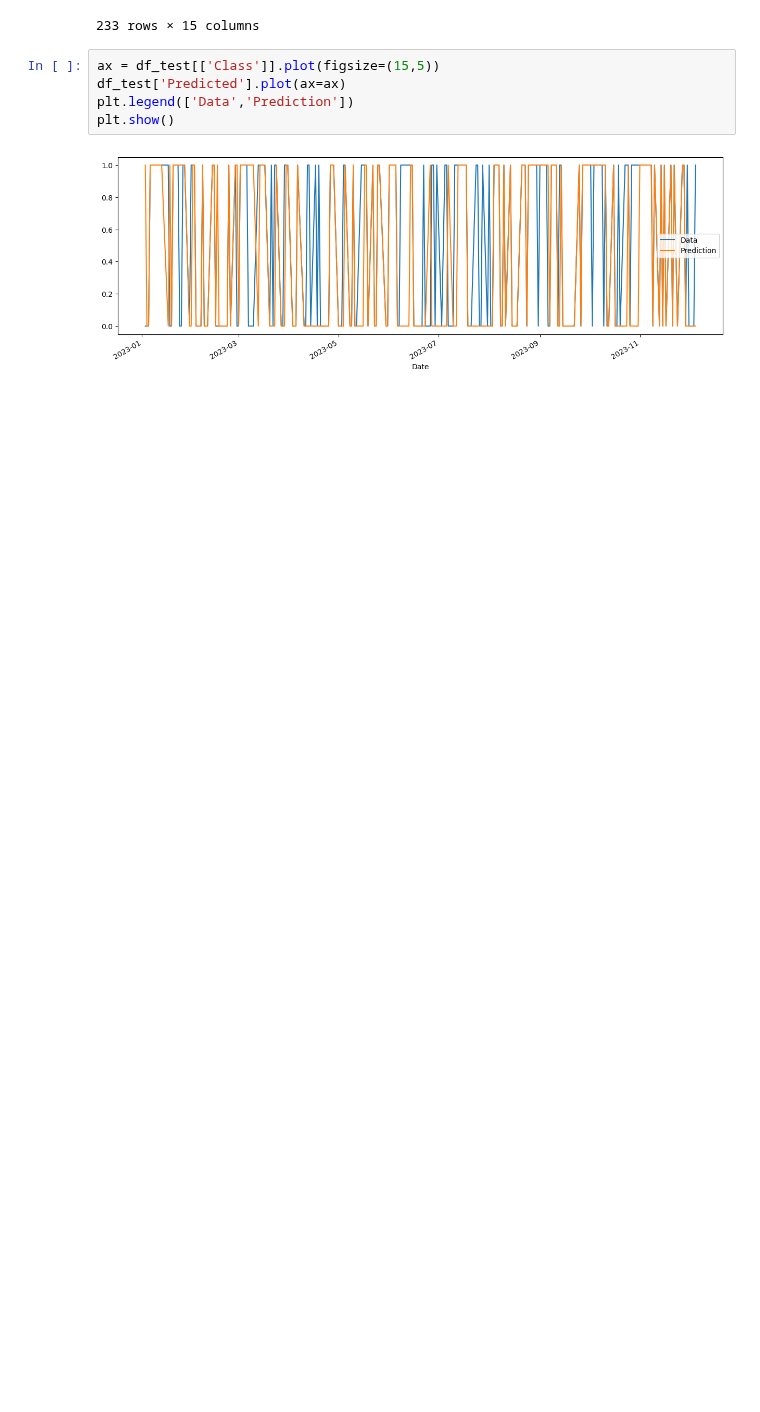
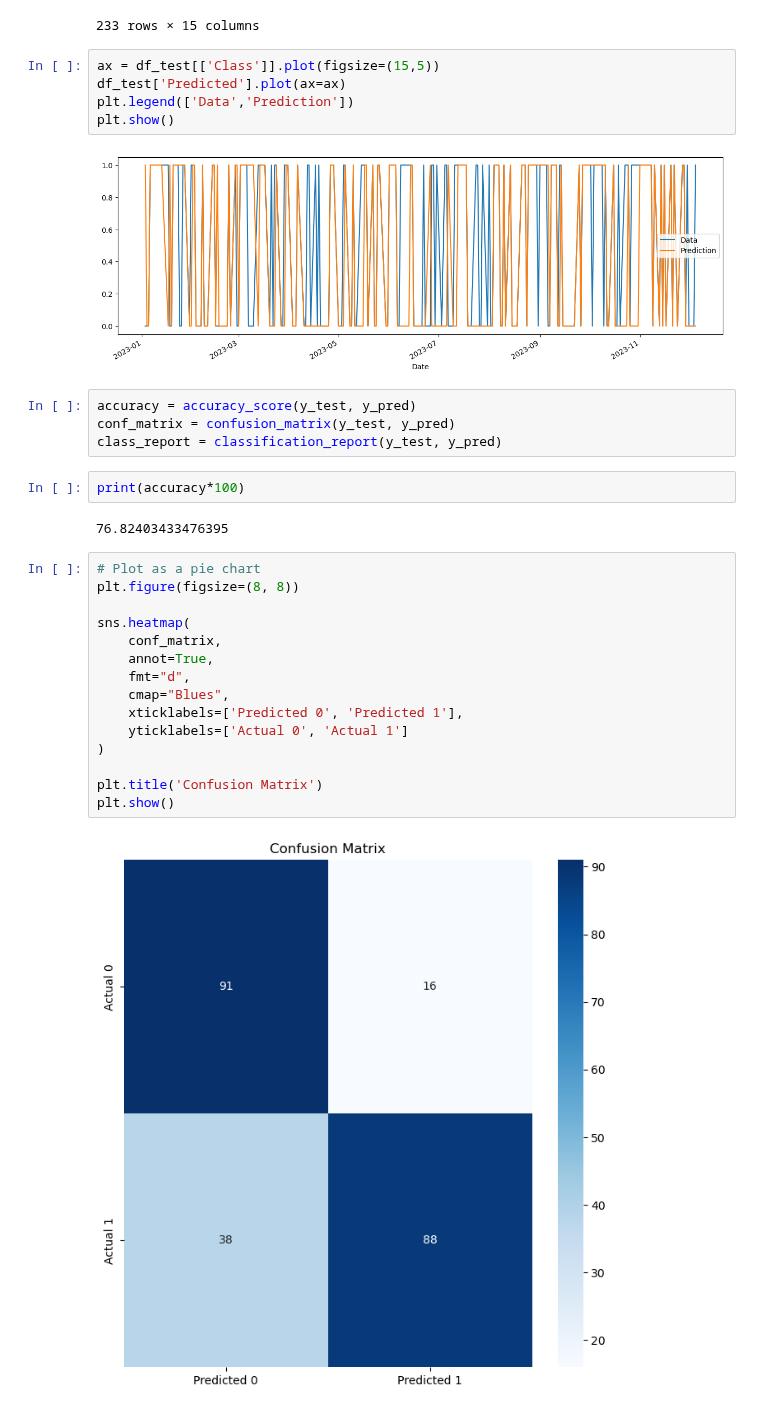
Before and after one commit to karla-mond/stockPred-Mex, a Jupyter notebook: xgboost/tsf_xgboost.ipynb, the cells around one changed output. Saved outputs shown, nothing was run; the diff lists cells and outputs as text; blank space fills up the shorter version.

```diff
--- a/xgboost/tsf_xgboost.ipynb
+++ b/xgboost/tsf_xgboost.ipynb
@@ -340,3 +341,28 @@ plt.legend(['Data','Prediction'])
 plt.show()
 # %% [output]
 [figure]
+# %%
+accuracy = accuracy_score(y_test, y_pred)
+conf_matrix = confusion_matrix(y_test, y_pred)
+class_report = classification_report(y_test, y_pred)
+# %%
+print(accuracy*100)
+# %% [output]
+76.82403433476395
+# %%
+# Plot as a pie chart
+plt.figure(figsize=(8, 8))
+
+sns.heatmap(
+    conf_matrix,
+    annot=True,
+    fmt="d",
+    cmap="Blues",
+    xticklabels=['Predicted 0', 'Predicted 1'],
+    yticklabels=['Actual 0', 'Actual 1']
+)
+
+plt.title('Confusion Matrix')
+plt.show()
+# %% [output]
+[figure, added]
```
Also changed, not shown: parts of 3 cells of this notebook.
